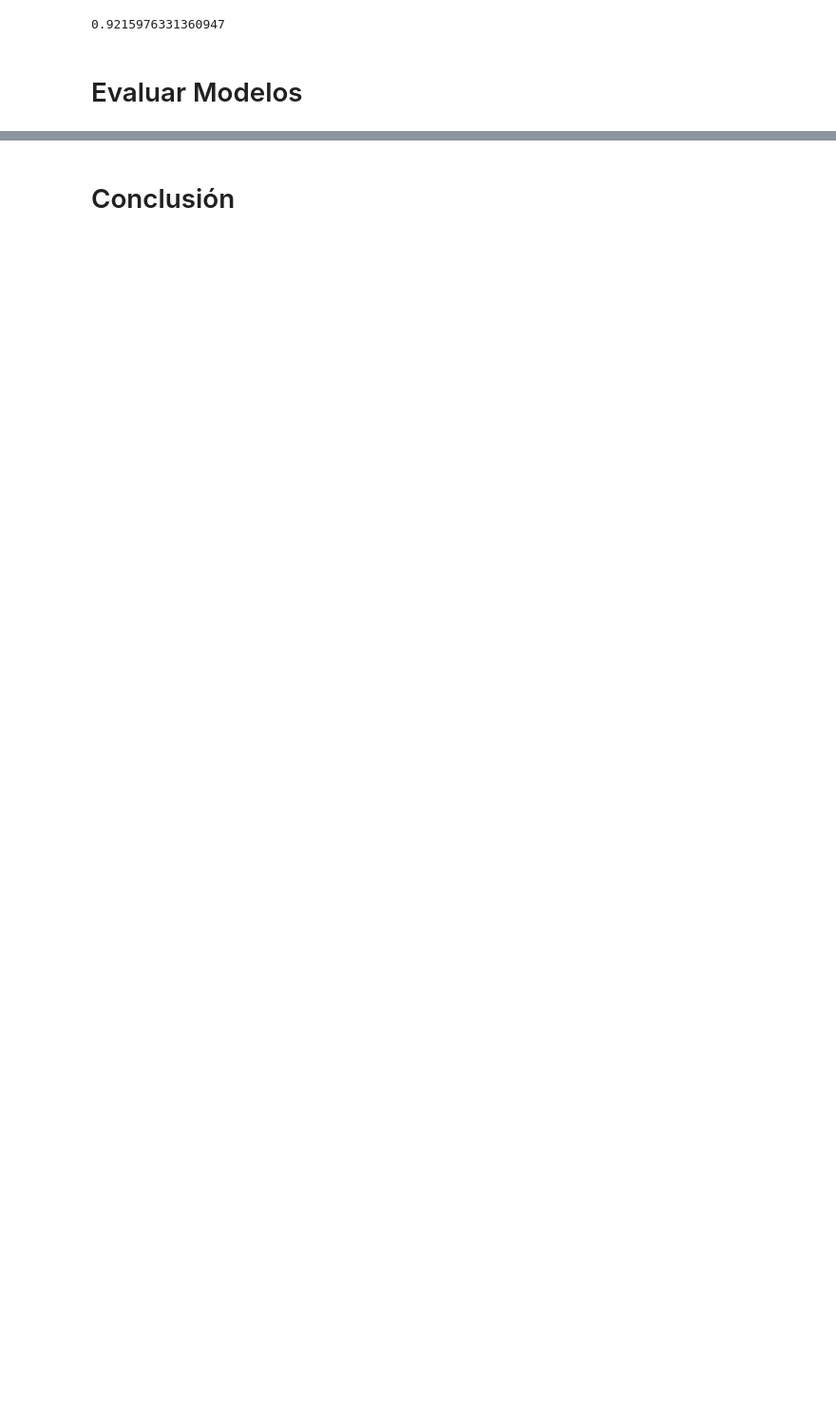
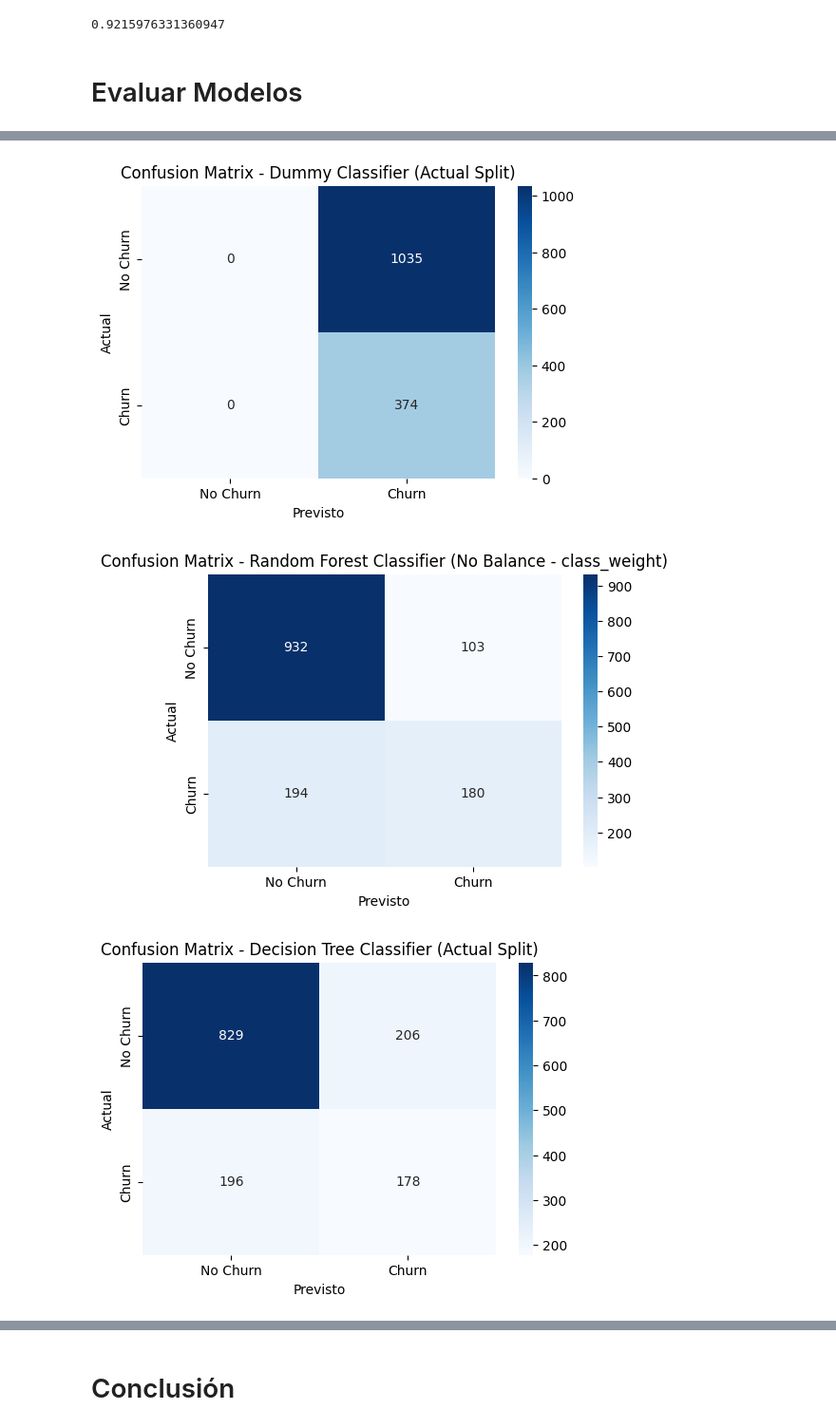
Before and after one commit to kevirui/challenge-telecom-x, a Jupyter notebook: notebooks/analisisEstadisticoCategorico.ipynb, the cells around one changed output, grey strips where cells are left out. Shown at 95% size. Drawn from its saved outputs; the diff is of its cells as text; code cells hidden in the pictures; blank space fills up the shorter version.

```diff
--- a/notebooks/analisisEstadisticoCategorico.ipynb
+++ b/notebooks/analisisEstadisticoCategorico.ipynb
@@ -283,0 +332,20 @@ knn.score(x_test_norm, y_test)
+# %%
+from imblearn.combine import SMOTETomek
+from imblearn.over_sampling import SMOTE
+from imblearn.under_sampling import RandomUnderSampler
+
+# Sin balanceo: se manejará con class_weight en el modelo
+no_balance = None
+
+# SMOTEENN
+smoteenn = SMOTEENN(random_state=42)
+
+# SMOTETomek
+smotetomek = SMOTETomek(random_state=42)
+
+# SMOTE con sampling_strategy ajustado
+smote_adj = SMOTE(sampling_strategy=0.8, random_state=42)
+
+# UnderSampling + SMOTE
+under_then_smote = [('under', RandomUnderSampler(sampling_strategy=0.8, random_state=42)),
+                    ('smote', SMOTE(random_state=42))]
@@ -283,0 +398,49 @@ knn.score(x_test_norm, y_test)
+# %%
+from sklearn.metrics import confusion_matrix
+
+# Re-generar predicciones usando el actual x_test y los modelos apropiados
+dummy_pred = dummy.predict(x_test)
+
+# Random Forest Classifier ( sin balance )
+forest_no_balance = RandomForestClassifier(class_weight='balanced', random_state=42)
+forest_no_balance.fit(x_train, y_train)
+forest_pred = forest_no_balance.predict(x_test)
+
+# Decision Tree Classifier ( entrenado con los datos balanceados del spli anterior )
+arbol_new = DecisionTreeClassifier(random_state=5)
+arbol_new.fit(x_train, y_train)
+arbol_pred = arbol_new.predict(x_test)
+
+# Confusion Matrix para Dummy Classifier
+cm_dummy = confusion_matrix(y_test, dummy_pred)
+plt.figure(figsize=(6, 4))
+sns.heatmap(cm_dummy, annot=True, fmt='d', cmap='Blues', xticklabels=['No Churn', 'Churn'], yticklabels=['No Churn', 'Churn'])
+plt.title('Confusion Matrix - Dummy Classifier (Actual Split)')
+plt.xlabel('Previsto')
+plt.ylabel('Actual')
+plt.show()
+
+# Confusion Matrix para Random Forest Classifier (Sin balance con class_weight en el actual split)
+cm_forest = confusion_matrix(y_test, forest_pred)
+plt.figure(figsize=(6, 4))
+sns.heatmap(cm_forest, annot=True, fmt='d', cmap='Blues', xticklabels=['No Churn', 'Churn'], yticklabels=['No Churn', 'Churn'])
+plt.title('Confusion Matrix - Random Forest Classifier (No Balance - class_weight)')
+plt.xlabel('Previsto')
+plt.ylabel('Actual')
+plt.show()
+
+# Confusion Matrix para Decision Tree Classifier ( en el split actual )
+cm_arbol = confusion_matrix(y_test, arbol_pred)
+plt.figure(figsize=(6, 4))
+sns.heatmap(cm_arbol, annot=True, fmt='d', cmap='Blues', xticklabels=['No Churn', 'Churn'], yticklabels=['No Churn', 'Churn'])
+plt.title('Confusion Matrix - Decision Tree Classifier (Actual Split)')
+plt.xlabel('Previsto')
+plt.ylabel('Actual')
+plt.show()
+
+# Nota: El trazado para KNN y otros modelos equilibrados del bucle anterior si requiriría
+# Capturando esos modelos entrenados durante el ciclo de evaluación.
+# %% [output]
+[figure, added]
+[figure, added]
+[figure, added]
```
Also changed, not shown: parts of 15 cells of this notebook.
